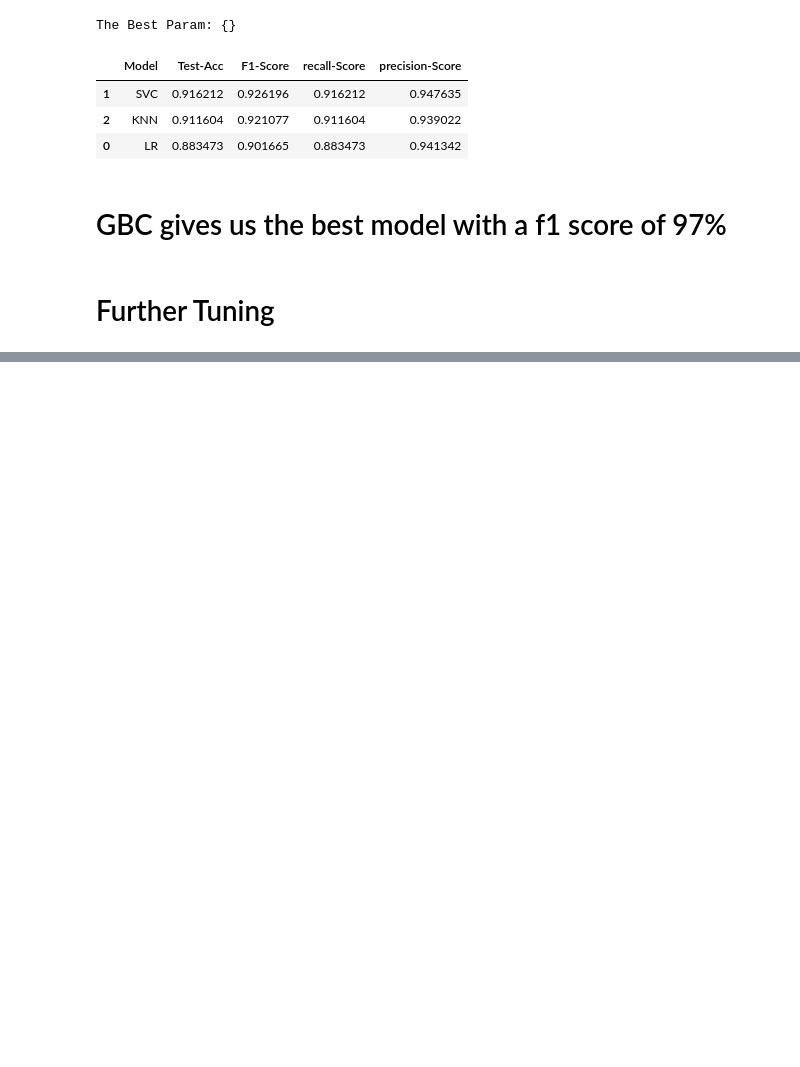
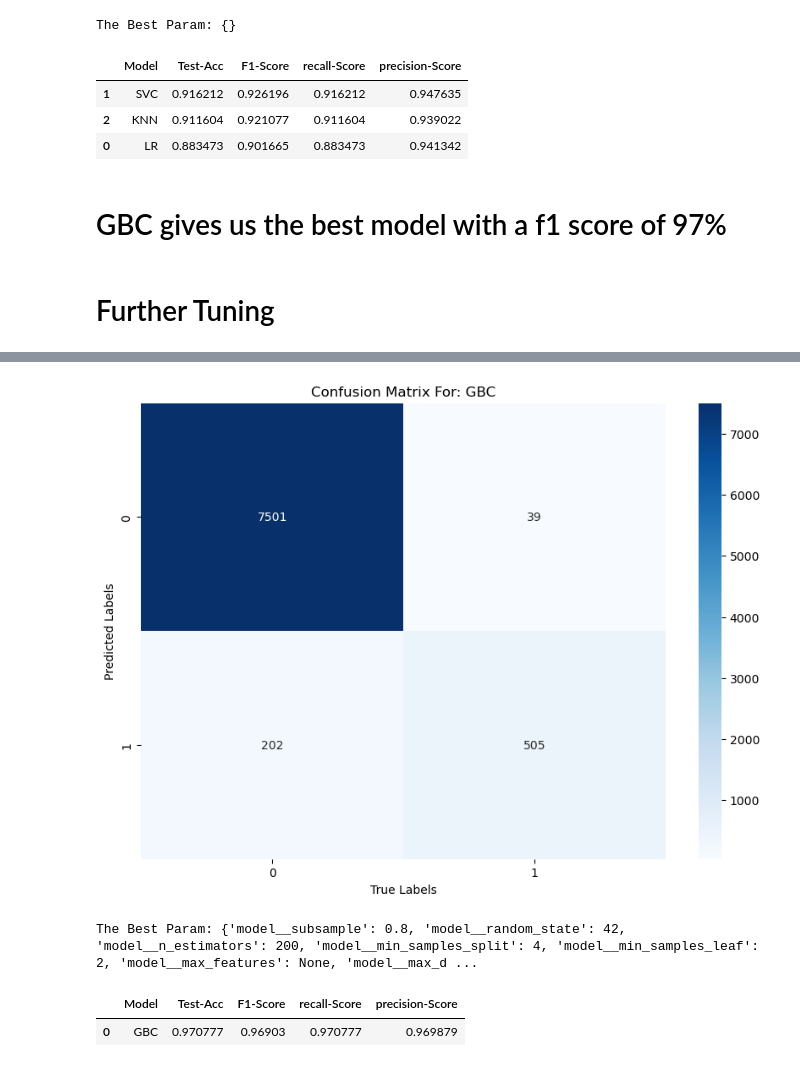
Before and after one commit to MaukanMir/Diabetes-Classification-, a Jupyter notebook: training.ipynb, the cells around one changed output, grey strips where cells are left out. Cells and saved outputs as stored; diff of their text form; code cells hidden in the pictures; blank space fills up the shorter version.

Commit message:
added new param tuning

```diff
--- a/training.ipynb
+++ b/training.ipynb
@@ -931,0 +937,19 @@ optimization_search(preprocessor, sample_model, model_names, models, X, y, Rando
+# %%
+params = {
+'GBC': {
+    'model__n_estimators': [100, 200, 300,],
+    'model__learning_rate': [0.01, 0.05, 0.1,],
+    'model__max_depth': [3, 4, 5, 6, 7],
+    'model__min_samples_split': [2, 4, 6, 8],
+    'model__min_samples_leaf': [1, 2, 3, 4],
+    'model__max_features': [None, 'sqrt', 'log2'],
+    'model__subsample': [0.8, 0.9, 1.0],
+    'model__random_state': [None, 42]
+}
+}
+optimization_search(preprocessor, sample_model, model_names, models, X, y, RandomizedSearchCV, params, f1_metric, kbest)
+# %% [output]
+[figure, added]
+The Best Param: {'model__subsample': 0.8, 'model__random_state': 42, 'model__n_estimators': 200, 'model__min_samples_split': 4, 'model__min_samples_leaf': 2, 'model__max_features': None, 'model__max_d ...
+|  | Model | Test-Acc | F1-Score | recall-Score | precision-Score |
+| 0 | GBC | 0.970777 | 0.96903 | 0.970777 | 0.969879 |
```
Also changed, not shown: parts of 3 cells of this notebook.
